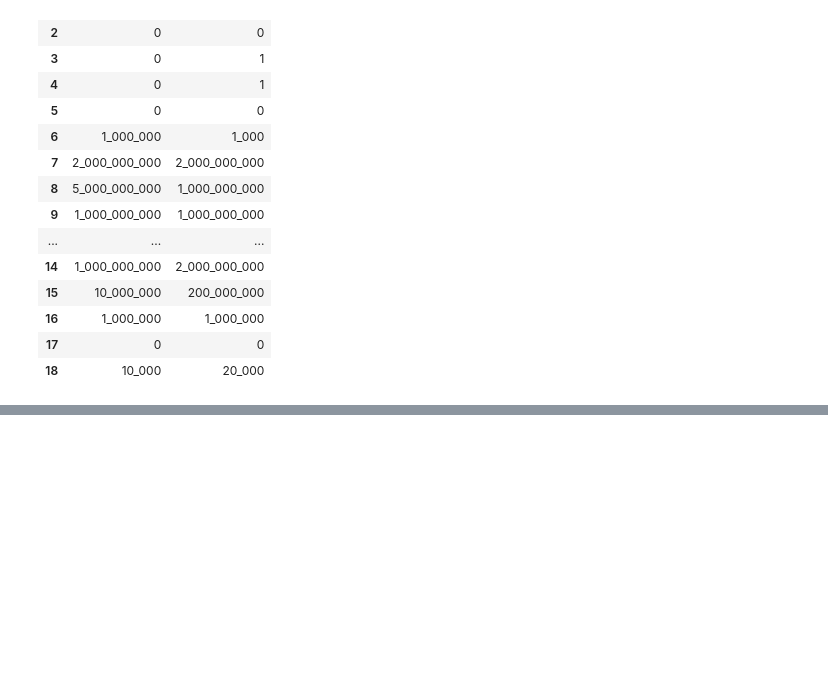
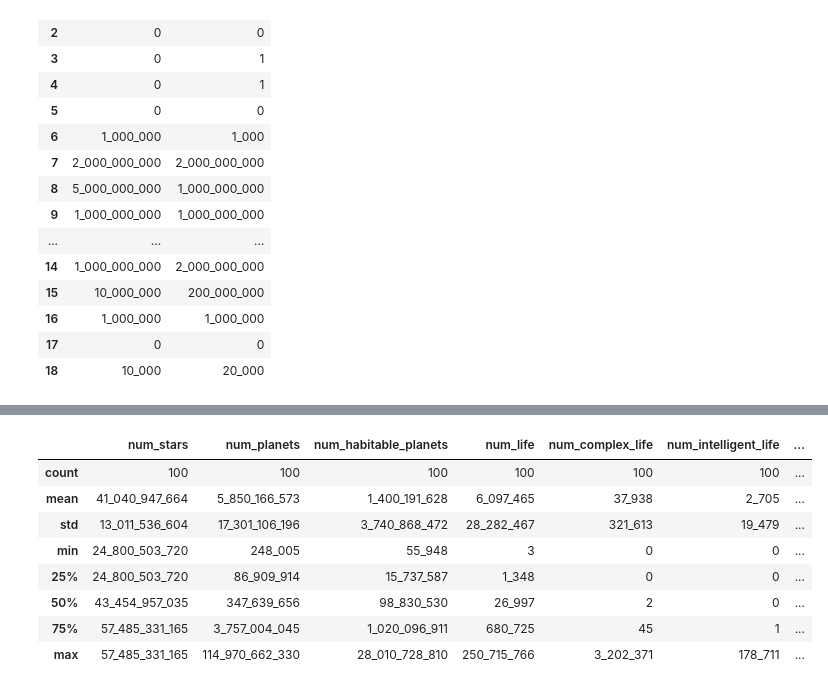
Before and after one commit to KevinCarr42/Time-Dependent-Drake-Equation, a Jupyter notebook: Time_Dependent_Drake_Equation.ipynb, the cells around one changed output, grey strips where cells are left out. Cells and saved outputs as stored; diff of their text form; code cells hidden in the pictures; blank space fills up the shorter version.

```diff
--- a/Time_Dependent_Drake_Equation.ipynb
+++ b/Time_Dependent_Drake_Equation.ipynb
@@ -1041,0 +1154,12 @@ pd.concat([df1, df2], axis=1)
+# %%
+simulation2.describe()
+# %% [output]
+|  | num_stars | num_planets | num_habitable_planets | num_life | num_complex_life | num_intelligent_life | ... |
+| count | 100 | 100 | 100 | 100 | 100 | 100 | ... |
+| mean | 41_040_947_664 | 5_850_166_573 | 1_400_191_628 | 6_097_465 | 37_938 | 2_705 | ... |
+| std | 13_011_536_604 | 17_301_106_196 | 3_740_868_472 | 28_282_467 | 321_613 | 19_479 | ... |
+| min | 24_800_503_720 | 248_005 | 55_948 | 3 | 0 | 0 | ... |
+| 25% | 24_800_503_720 | 86_909_914 | 15_737_587 | 1_348 | 0 | 0 | ... |
+| 50% | 43_454_957_035 | 347_639_656 | 98_830_530 | 26_997 | 2 | 0 | ... |
+| 75% | 57_485_331_165 | 3_757_004_045 | 1_020_096_911 | 680_725 | 45 | 1 | ... |
+| max | 57_485_331_165 | 114_970_662_330 | 28_010_728_810 | 250_715_766 | 3_202_371 | 178_711 | ... |
```
Also changed, not shown: parts of 17 cells of this notebook, 1 other file.
